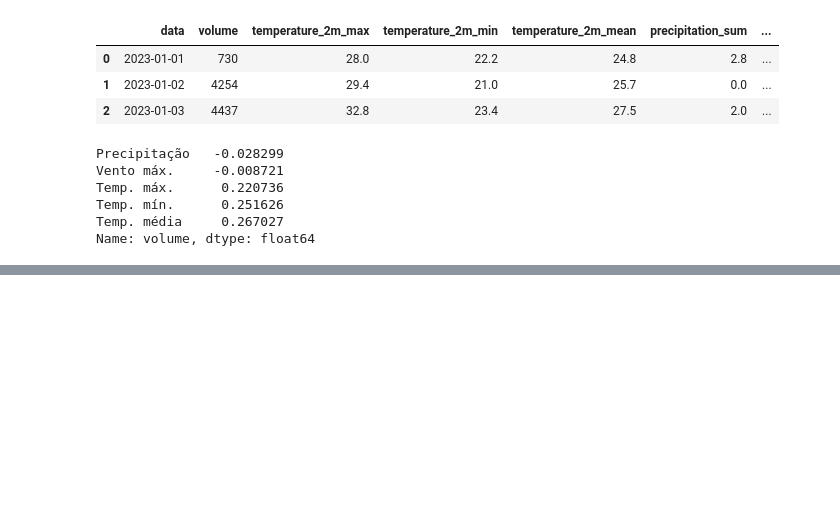
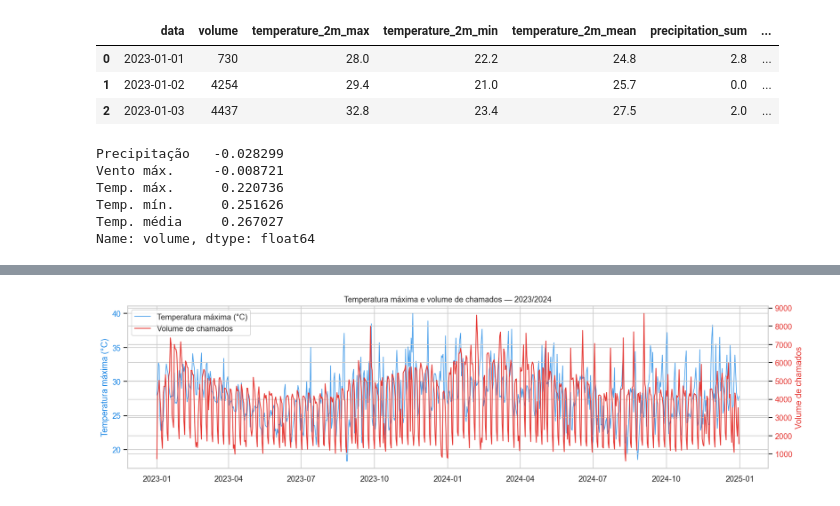
Before and after one commit to marielen/desafio-cientista-dados-senior-cidadaos-vulneraveis, a Jupyter notebook: notebooks/parte_1.ipynb, the cells around one changed output, grey strips where cells are left out. Cells and saved outputs as stored; diff of their text form; code cells hidden in the pictures; blank space fills up the shorter version.

```diff
--- a/notebooks/parte_1.ipynb
+++ b/notebooks/parte_1.ipynb
@@ -448,16 +123,0 @@ Feriado            1652.0   1630.0   686.0   27
-# %%
-diario['tipo_dia'] = np.select(
-    condlist=[
-        (diario['feriado'] == 1) & diario['evento_extremo'],
-        (diario['feriado'] == 1) & ~diario['evento_extremo'],
-        (diario['feriado'] == 0) & diario['evento_extremo'],
-    ],
-    choicelist=[
-        'Feriado + Extremo',
-        'Feriado',
-        'Evento Extremo',
-    ],
-    default='Normal'
-)
-
-print(diario['tipo_dia'].value_counts())
@@ -734,0 +196,24 @@ O Gradient Boosting supera o Ridge em todas as métricas, principalmente porque
+# %%
+# Série temporal: volume diário sobreposto com temperatura máxima (2023/2024)
+fig, ax1 = plt.subplots(figsize=(14, 4))
+
+ax1.plot(diario['data'], diario['temperature_2m_max'], color='#1E88E5',
+         linewidth=1.0, alpha=0.8, label='Temperatura máxima (°C)')
+ax1.set_ylabel('Temperatura máxima (°C)', color='#1E88E5')
+ax1.tick_params(axis='y', labelcolor='#1E88E5')
+
+ax2 = ax1.twinx()
+ax2.plot(diario['data'], diario['volume'], color='#E53935', linewidth=1.2, label='Volume de chamados')
+ax2.set_ylabel('Volume de chamados', color='#E53935')
+ax2.tick_params(axis='y', labelcolor='#E53935')
+
+lines1, labels1 = ax1.get_legend_handles_labels()
+lines2, labels2 = ax2.get_legend_handles_labels()
+ax1.legend(lines1 + lines2, labels1 + labels2, loc='upper left')
+ax1.set_title('Temperatura máxima e volume de chamados — 2023/2024', fontsize=11)
+
+plt.tight_layout()
+plt.savefig('../results/figures/q1_serie_temporal.png', bbox_inches='tight')
+plt.show()
+# %% [output]
+[figure, added]
```
Also changed, not shown: parts of 41 cells of this notebook, 17 other files.
